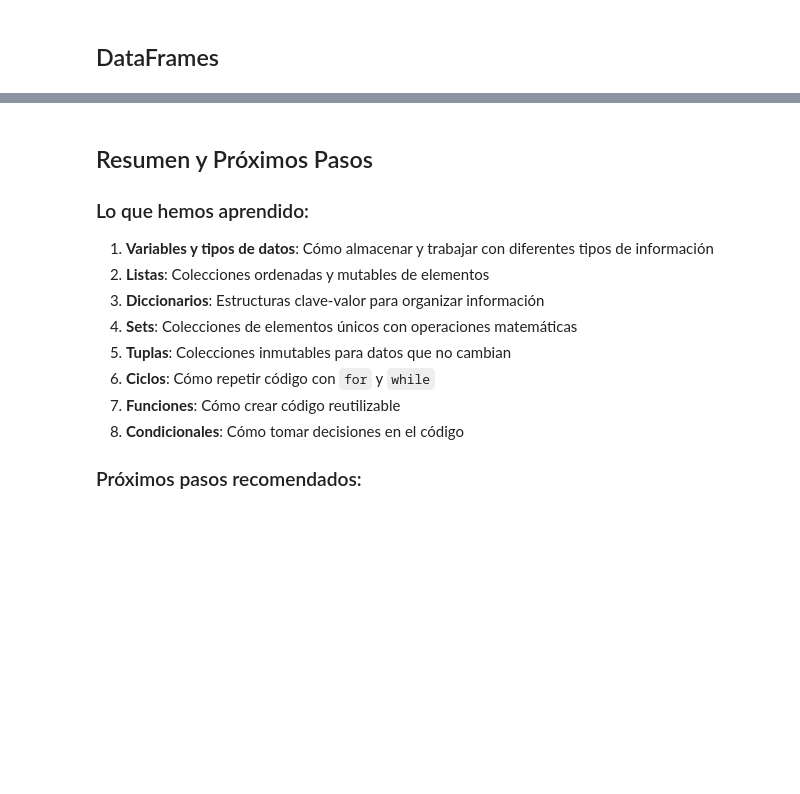
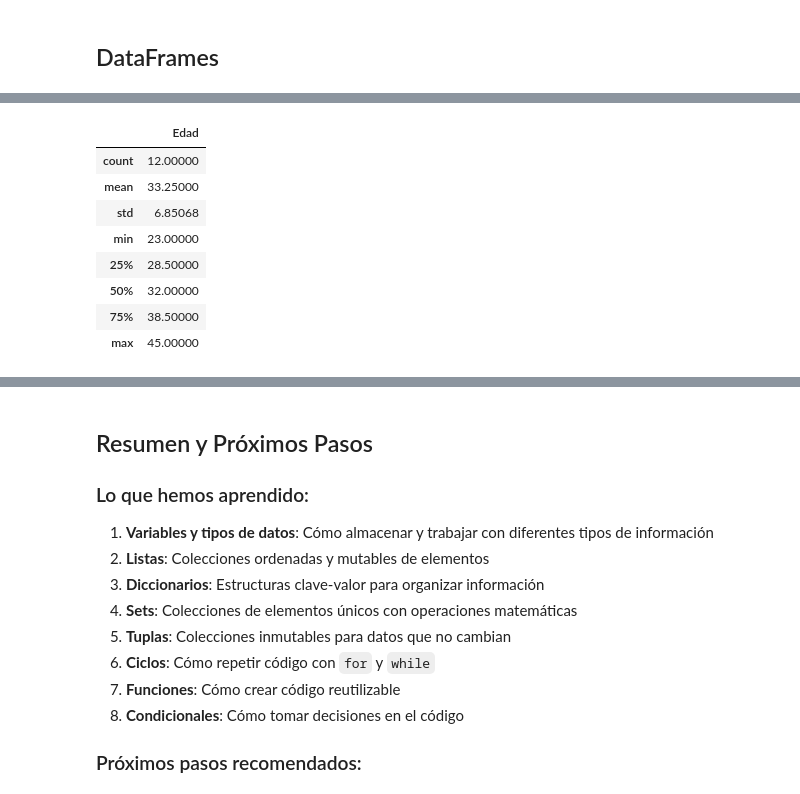
Before and after one commit to Wilmar3752/python_basic_ds_course, a Jupyter notebook: notebooks/1.fundamentos_python_basico.ipynb, the cells around one changed output, grey strips where cells are left out. Cells and saved outputs as stored; diff of their text form; code cells hidden in the pictures; blank space fills up the shorter version.

```diff
--- a/notebooks/1.fundamentos_python_basico.ipynb
+++ b/notebooks/1.fundamentos_python_basico.ipynb
@@ -771,0 +874,12 @@ datos = {
+# %%
+df.describe()
+# %% [output]
+|  | Edad |
+| count | 12.00000 |
+| mean | 33.25000 |
+| std | 6.85068 |
+| min | 23.00000 |
+| 25% | 28.50000 |
+| 50% | 32.00000 |
+| 75% | 38.50000 |
+| max | 45.00000 |
```
Also changed, not shown: parts of 25 cells of this notebook.
